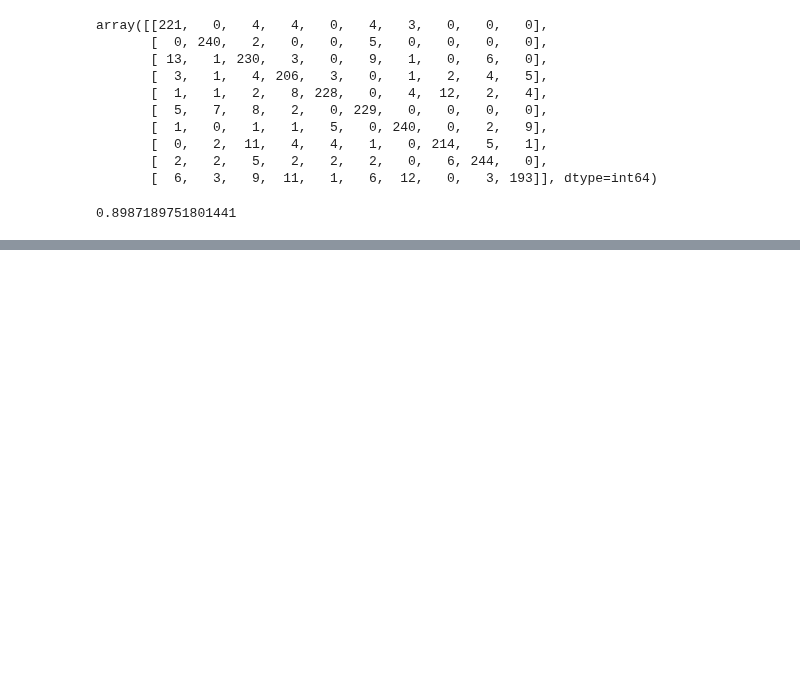
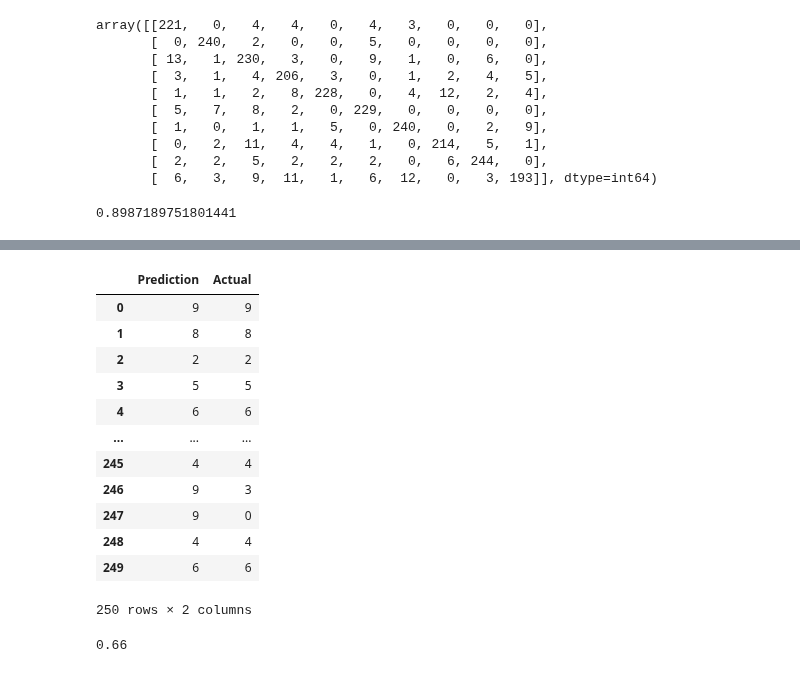
Before and after one commit to tlin41390/MusicClassification, a Jupyter notebook: Random_Forest_Optimization.ipynb, the cells around one changed output, grey strips where cells are left out. Cells and saved outputs as stored; diff of their text form; code cells hidden in the pictures; blank space fills up the shorter version.

Commit message:
MNT: ran rf optimization for 30 sec data, updated results in Dashboard

```diff
--- a/Random_Forest_Optimization.ipynb
+++ b/Random_Forest_Optimization.ipynb
@@ -198,0 +281,28 @@ acc_score
+# %%
+# Make predicitions using the testing data
+rf_pred = rf_random.predict(X_test)
+results = pd.DataFrame({
+    "Prediction": rf_pred,
+    "Actual": y_test
+}).reset_index(drop=True)
+results
+# %% [output]
+|  | Prediction | Actual |
+| 0 | 9 | 9 |
+| 1 | 8 | 8 |
+| 2 | 2 | 2 |
+| 3 | 5 | 5 |
+| 4 | 6 | 6 |
+| ... | ... | ... |
+| 245 | 4 | 4 |
+| 246 | 9 | 3 |
+| 247 | 9 | 0 |
+| 248 | 4 | 4 |
+| 249 | 6 | 6 |
+250 rows × 2 columns
+# %%
+# Calculate Accuracy Score
+acc_score = sklearn.metrics.accuracy_score(y_test, rf_pred)
+acc_score
+# %% [output]
+0.66
```
Also changed, not shown: parts of 3 cells of this notebook, 5 other files.
